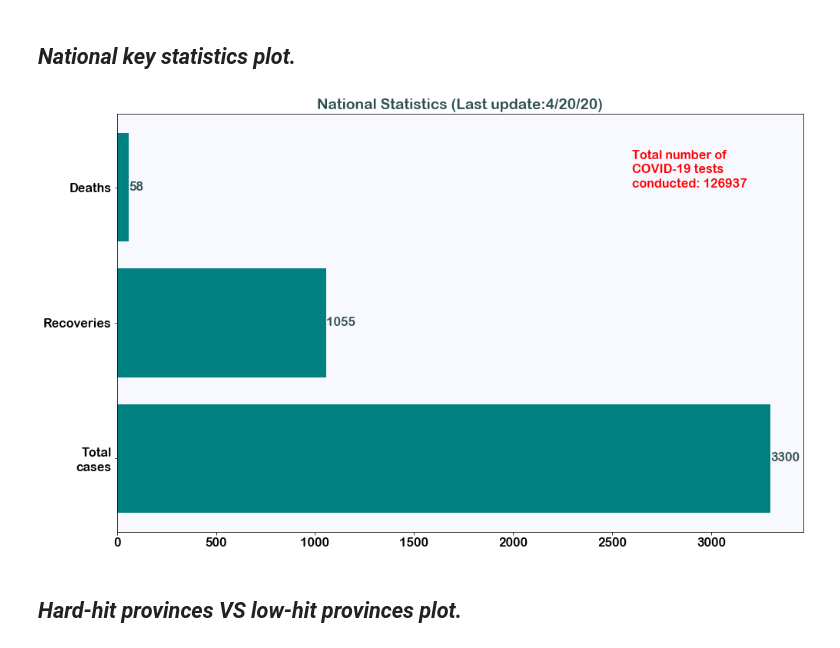
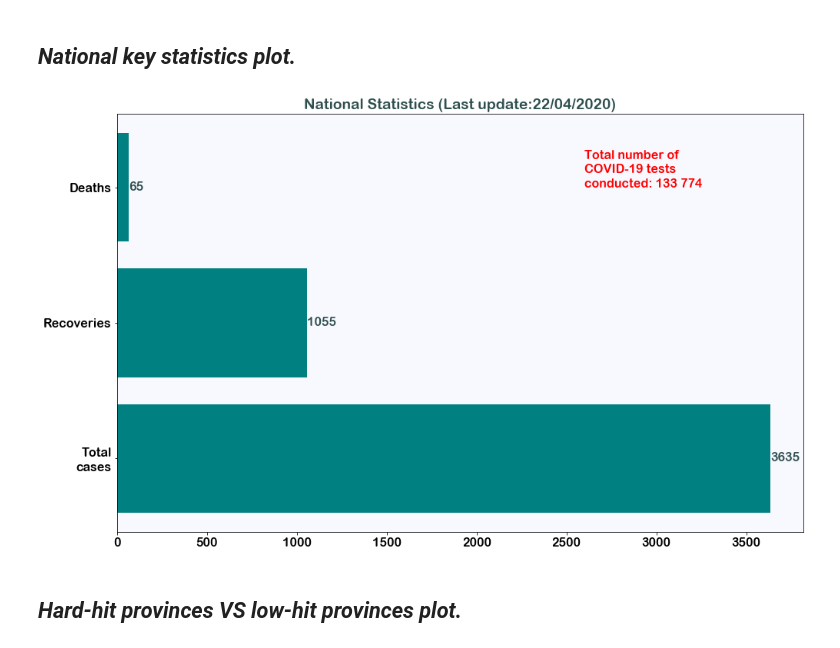
Before and after one commit to mckabuza/South-Africa-COVID-19-Data-Visualization, a Jupyter notebook: SA COVID-19 April.ipynb, the cells around one changed output. Saved outputs shown, nothing was run; the diff lists cells and outputs as text; code cells hidden in the pictures.

Commit message:
Data update

```diff
--- a/SA COVID-19 April.ipynb
+++ b/SA COVID-19 April.ipynb
@@ -115,20 +115,20 @@ plt.show()
 # %% [markdown]
 ## **_National key statistics plot._**
 # %%
-confirmed = np.asarray(SA_deaths['Confirmed'])
+confirmed = np.sum(provincial[provincial.columns[-1]])
 recovered = np.asarray(SA_deaths['Recovered'])
-deaths = np.asarray(SA_deaths['Deaths'])
+deaths = np.sum(provincial_data['Deaths'])
 data1 = ['Total\ncases','Recoveries','Deaths']
-dat1=[int('{:.0f}'.format(confirmed[-1])),int('{:.0f}'.format(recovered[-1])),int('{:.0f}'.format(deaths[-1]))]
+dat1=[confirmed,int('{:.0f}'.format(recovered[-1])),deaths]
 
-plt.title('National Statistics (Last update:{})'.format(dates[-1]))
+plt.title('National Statistics (Last update:{})'.format(province.columns[-1]))
 plt.barh(data1, dat1,color='teal')
 for k,dat1 in enumerate(dat1):
     plt.text(dat1+2,k,dat1,verticalalignment='center')
-plt.text(2600, 2,'Total number of\nCOVID-19 tests\nconducted: 126937',color='red',fontsize=16)
+plt.text(2600, 2,'Total number of\nCOVID-19 tests\nconducted: 133 774',color='red',fontsize=16)
 plt.show()
 # %% [output]
-[figure, old version]
+[figure, new version]
 # %% [markdown]
 ## **_Hard-hit provinces VS low-hit provinces plot._**
 # %%
```
Also changed, not shown: parts of 6 cells of this notebook, 6 other files.
